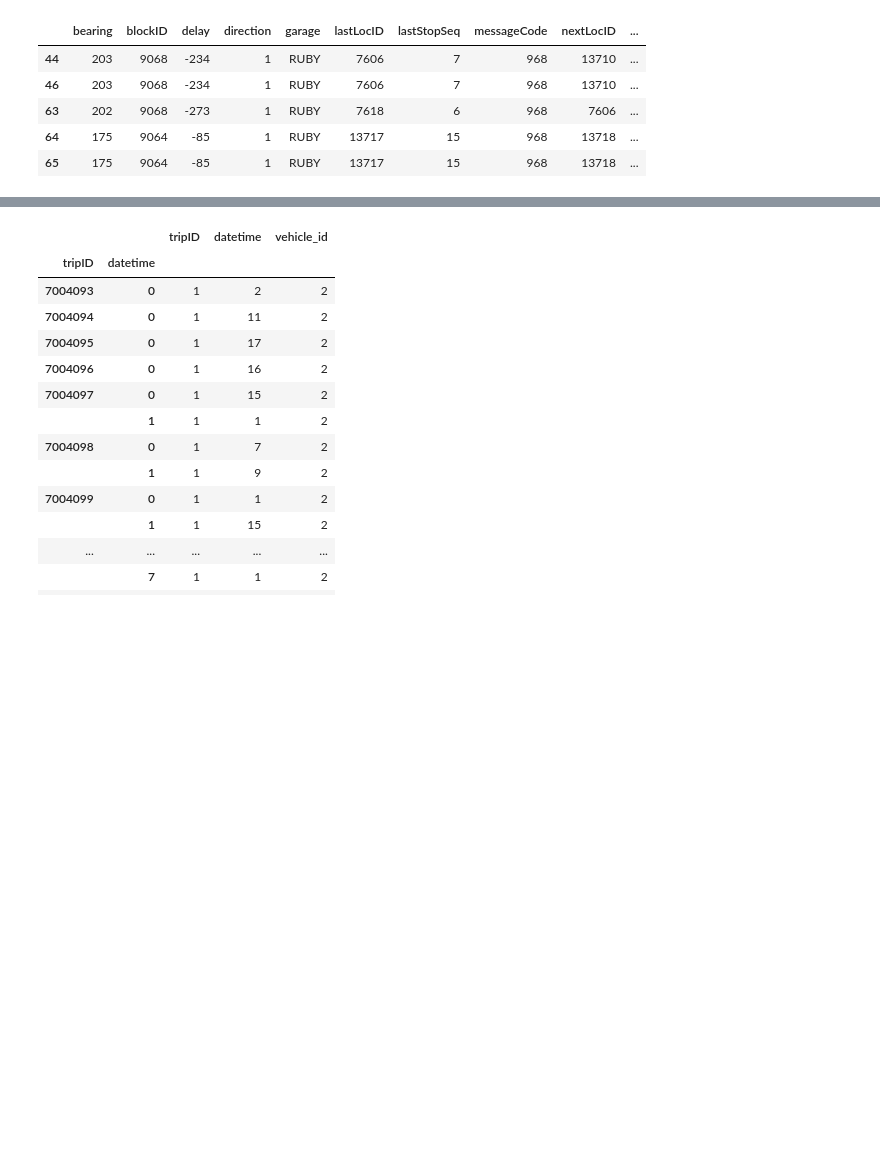
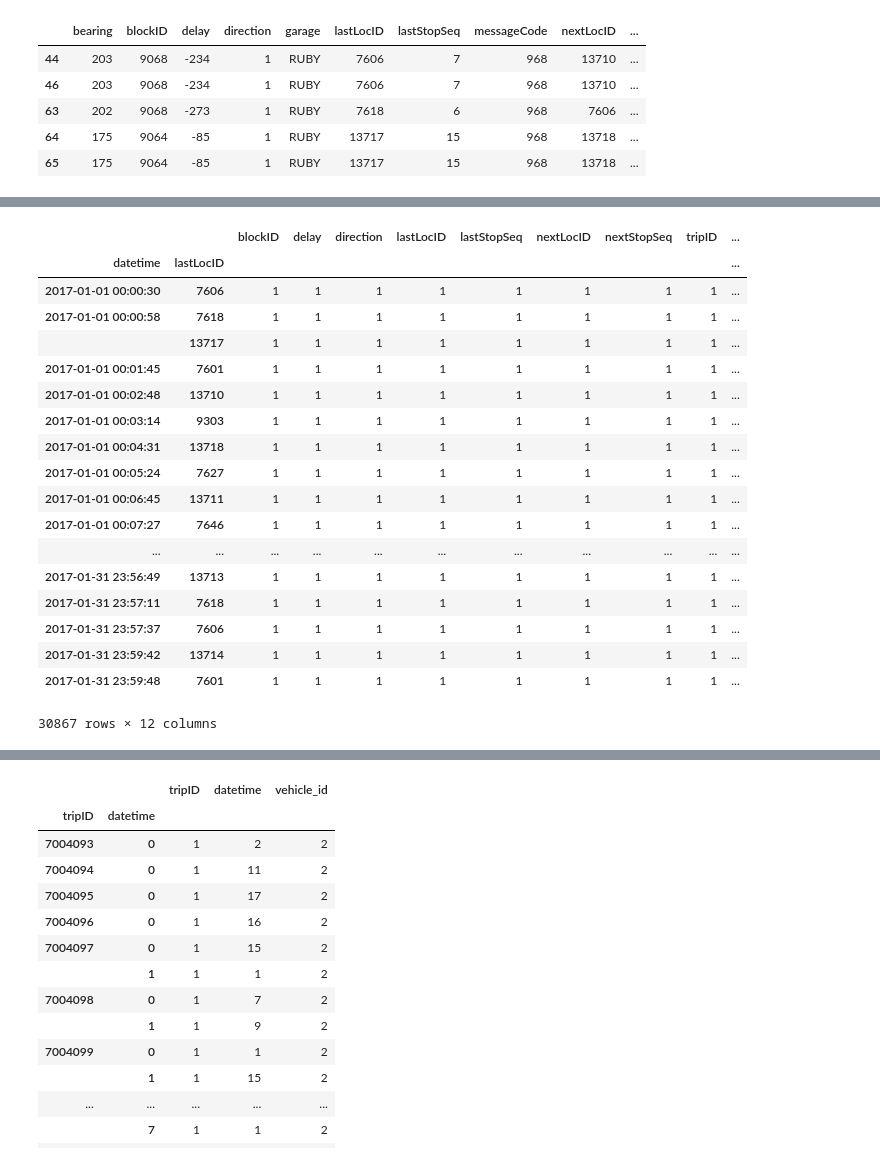
Before and after one commit to matthewgiem/Portland_TriMet, a Jupyter notebook: Orange Line.ipynb, the cells around one changed output, grey strips where cells are left out. Saved outputs shown, nothing was run; the diff lists cells and outputs as text; code cells hidden in the pictures; blank space fills up the shorter version.

```diff
--- a/Orange Line.ipynb
+++ b/Orange Line.ipynb
@@ -74,3 +74,5 @@ jan.loc[jan.signMessageLong == 'MAX  Orange Line to Milwaukie'].head()
 | 65 | 175 | 9064 | -85 | 1 | RUBY | 13717 | 15 | 968 | 13718 | ... |
 # %%
 orange = jan.loc[jan.signMessageLong == 'MAX  Orange Line to Milwaukie'].copy()
+# %%
+orange.drop(columns = ['bearing', 'garage', 'messageCode', 'signMessageLong', 'type', 'routeNumber'], inplace=True)
@@ -76,0 +88,22 @@ orange = jan.loc[jan.signMessageLong == 'MAX  Orange Line to Milwaukie'].copy()
+# %%
+orange.groupby(['datetime', 'lastLocID']).nunique()
+# %% [output]
+|  |  | blockID | delay | direction | lastLocID | lastStopSeq | nextLocID | nextStopSeq | tripID | ... |
+| datetime | lastLocID |  |  |  |  |  |  |  |  | ... |
+| 2017-01-01 00:00:30 | 7606 | 1 | 1 | 1 | 1 | 1 | 1 | 1 | 1 | ... |
+| 2017-01-01 00:00:58 | 7618 | 1 | 1 | 1 | 1 | 1 | 1 | 1 | 1 | ... |
+|  | 13717 | 1 | 1 | 1 | 1 | 1 | 1 | 1 | 1 | ... |
+| 2017-01-01 00:01:45 | 7601 | 1 | 1 | 1 | 1 | 1 | 1 | 1 | 1 | ... |
+| 2017-01-01 00:02:48 | 13710 | 1 | 1 | 1 | 1 | 1 | 1 | 1 | 1 | ... |
+| 2017-01-01 00:03:14 | 9303 | 1 | 1 | 1 | 1 | 1 | 1 | 1 | 1 | ... |
+| 2017-01-01 00:04:31 | 13718 | 1 | 1 | 1 | 1 | 1 | 1 | 1 | 1 | ... |
+| 2017-01-01 00:05:24 | 7627 | 1 | 1 | 1 | 1 | 1 | 1 | 1 | 1 | ... |
+| 2017-01-01 00:06:45 | 13711 | 1 | 1 | 1 | 1 | 1 | 1 | 1 | 1 | ... |
+| 2017-01-01 00:07:27 | 7646 | 1 | 1 | 1 | 1 | 1 | 1 | 1 | 1 | ... |
+| ... | ... | ... | ... | ... | ... | ... | ... | ... | ... | ... |
+| 2017-01-31 23:56:49 | 13713 | 1 | 1 | 1 | 1 | 1 | 1 | 1 | 1 | ... |
+| 2017-01-31 23:57:11 | 7618 | 1 | 1 | 1 | 1 | 1 | 1 | 1 | 1 | ... |
+| 2017-01-31 23:57:37 | 7606 | 1 | 1 | 1 | 1 | 1 | 1 | 1 | 1 | ... |
+| 2017-01-31 23:59:42 | 13714 | 1 | 1 | 1 | 1 | 1 | 1 | 1 | 1 | ... |
+| 2017-01-31 23:59:48 | 7601 | 1 | 1 | 1 | 1 | 1 | 1 | 1 | 1 | ... |
+30867 rows × 12 columns
```
Also changed, not shown: parts of 15 cells of this notebook.
